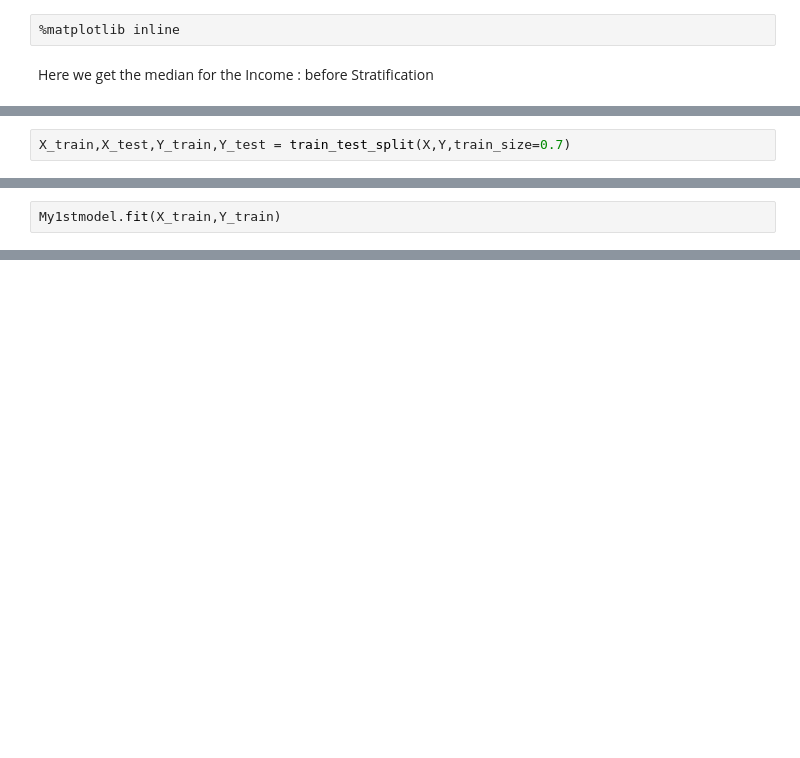
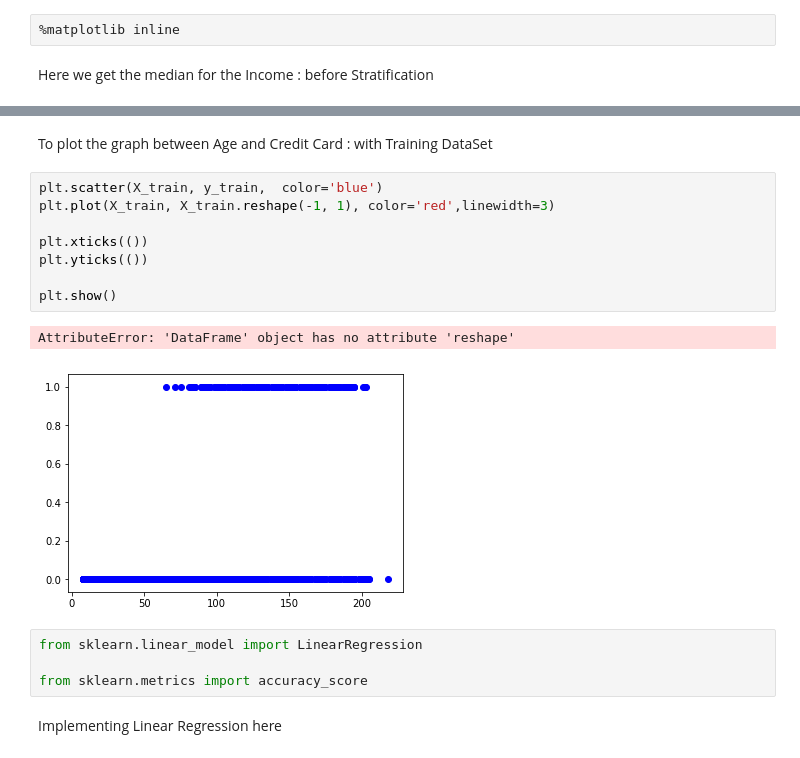
Before and after one commit to akkhil2012/MachineLearning, a Jupyter notebook: scikit_learn/LinearRegressionLoan.ipynb, the cells around one changed output, grey strips where cells are left out. Saved outputs shown, nothing was run; the diff lists cells and outputs as text; blank space fills up the shorter version.

```diff
--- a/scikit_learn/LinearRegressionLoan.ipynb
+++ b/scikit_learn/LinearRegressionLoan.ipynb
@@ -268,2 +205,0 @@ Y = UB[outcome_var]
-# %%
-X_train,X_test,Y_train,Y_test = train_test_split(X,Y,train_size=0.7)
@@ -272,2 +205,0 @@ My1stmodel=DecisionTreeClassifier()
-# %%
-My1stmodel.fit(X_train,Y_train)
@@ -326,0 +235,19 @@ display(Image('test.png', width=1900, height=2000, unconfined=True))
+# %% [markdown]
+To plot the graph between Age and Credit Card : with Training DataSet
+# %%
+plt.scatter(X_train, y_train,  color='blue')
+plt.plot(X_train, X_train.reshape(-1, 1), color='red',linewidth=3)
+
+plt.xticks(())
+plt.yticks(())
+
+plt.show()
+# %% [output]
+AttributeError: 'DataFrame' object has no attribute 'reshape'
+[figure, added]
+# %%
+from sklearn.linear_model import LinearRegression
+
+from sklearn.metrics import accuracy_score
+# %% [markdown]
+Implementing Linear Regression here
```
Also changed, not shown: parts of 40 cells of this notebook.
